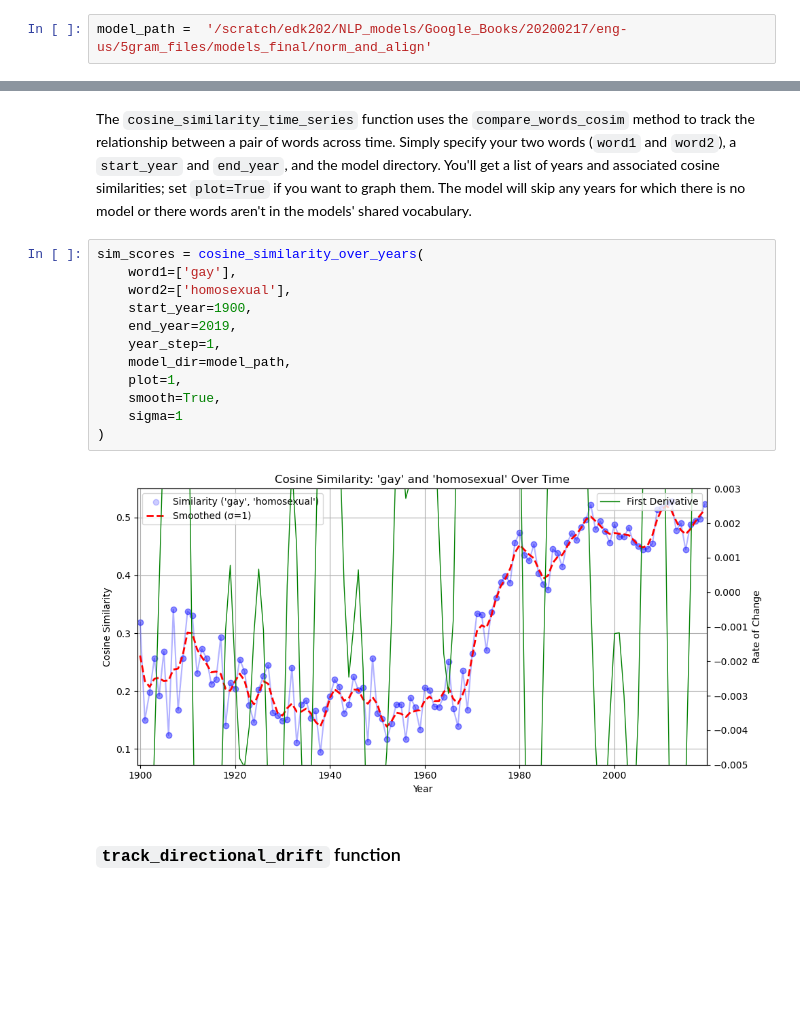
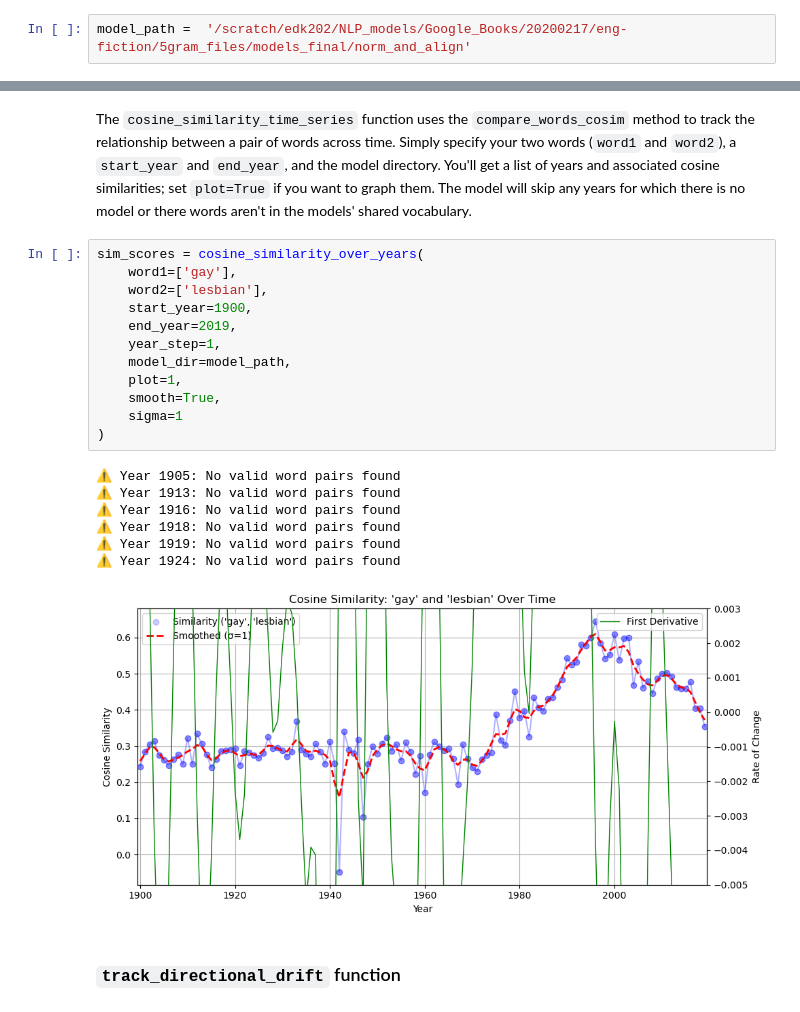
Before and after one commit to eric-d-knowles/lexichron, a Jupyter notebook: notebooks/ngram_change_analysis_workflow.ipynb, the cells around one changed output, grey strips where cells are left out. Cells and saved outputs as stored; diff of their text form; blank space fills up the shorter version.

```diff
--- a/notebooks/ngram_change_analysis_workflow.ipynb
+++ b/notebooks/ngram_change_analysis_workflow.ipynb
@@ -22,7 +22,7 @@ from ngramprep.ngram_analyze.average_relatedness_by_year import track_word_relat
 # %% [markdown]
 The `ngram-kit` package contains several tools useful in quantifying how much word meanings have changed over the years. Before using these tools, it helps to set a model path variable. Most commonly, this will point to the `norm_and_align` directory. We'll also set a `corpus_path` variable pointing to the yearly corpus data.
 # %%
-model_path =  '/scratch/edk202/NLP_models/Google_Books/20200217/eng-us/5gram_files/models_final/norm_and_align'
+model_path =  '/scratch/edk202/NLP_models/Google_Books/20200217/eng-fiction/5gram_files/models_final/norm_and_align'
 # %% [markdown]
 ### `compare_words_cosim` method
 # %% [markdown]
@@ -143,17 +143,23 @@ The `cosine_similarity_time_series` function uses the `compare_words_cosim` meth
 # %%
 sim_scores = cosine_similarity_over_years(
     word1=['gay'],
-    word2=['homosexual'],
+    word2=['lesbian'],
     start_year=1900,
     end_year=2019,
     year_step=1,
     model_dir=model_path,
     plot=1,
     smooth=True,
     sigma=1
 )
 # %% [output]
+⚠️ Year 1905: No valid word pairs found
+⚠️ Year 1913: No valid word pairs found
+⚠️ Year 1916: No valid word pairs found
+⚠️ Year 1918: No valid word pairs found
+⚠️ Year 1919: No valid word pairs found
+⚠️ Year 1924: No valid word pairs found
-[figure, old version]
+[figure, new version]
 # %% [markdown]
 ### `track_directional_drift` function
 # %%
```
Also changed, not shown: parts of 20 cells of this notebook, 25 other files.
